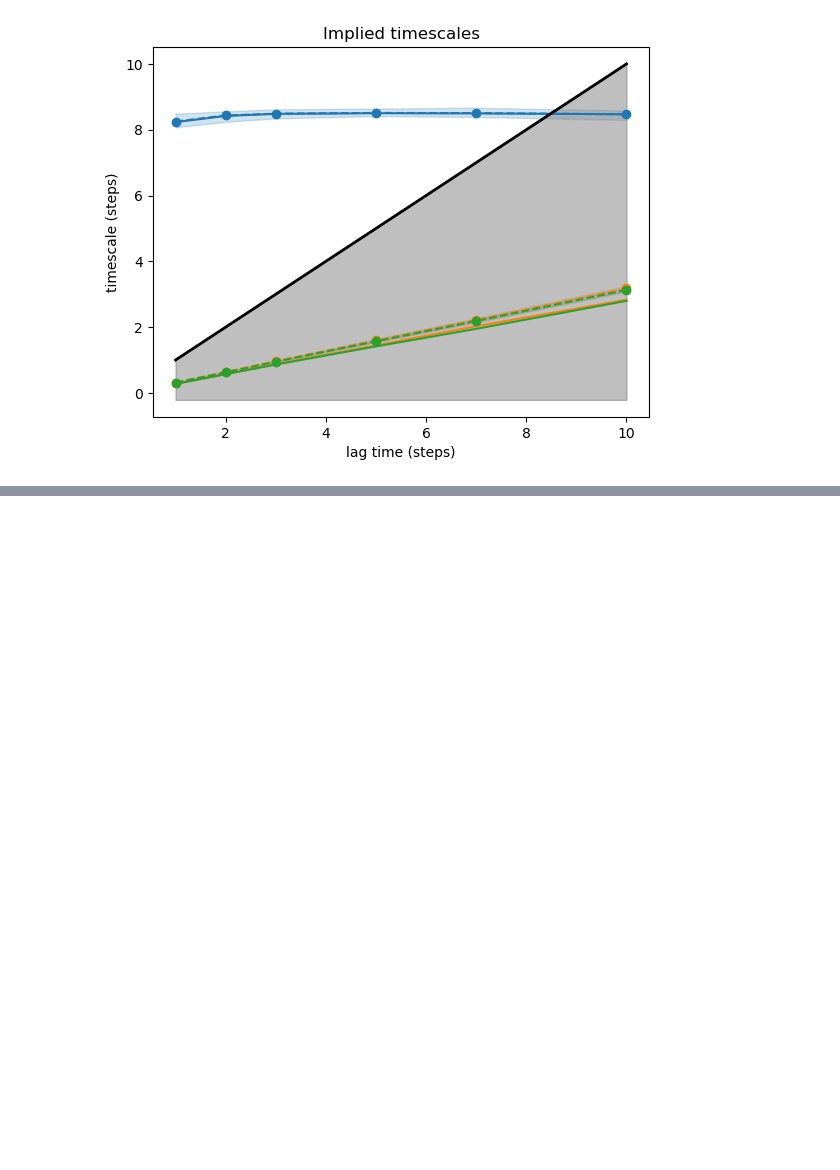
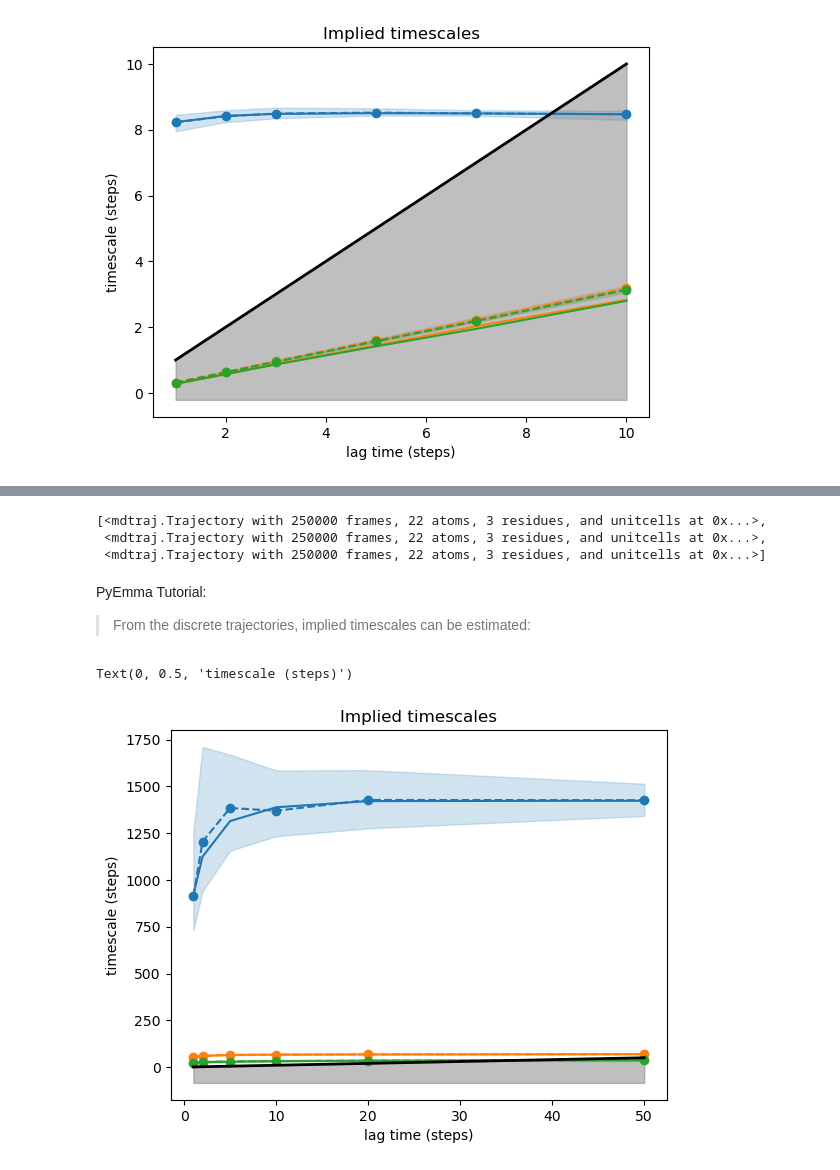
Before and after one commit to Mansbach-Lab/deeptimeMSMs, a Jupyter notebook: step2-msm-estimation-and-validation.ipynb, the cells around one changed output, grey strips where cells are left out. Drawn from its saved outputs; the diff is of its cells as text; code cells hidden in the pictures; blank space fills up the shorter version.

```diff
--- a/step2-msm-estimation-and-validation.ipynb
+++ b/step2-msm-estimation-and-validation.ipynb
@@ -143,0 +226,56 @@ note also the discussion of how to do PCCA++: https://deeptime-ml.github.io/late
+# %%
+trajs = []
+for f in files:
+    traj = mdt.load(f,top=pdb)
+    trajs.append(traj)
+# %%
+trajs
+# %% [output]
+[<mdtraj.Trajectory with 250000 frames, 22 atoms, 3 residues, and unitcells at 0x...>,
+ <mdtraj.Trajectory with 250000 frames, 22 atoms, 3 residues, and unitcells at 0x...>,
+ <mdtraj.Trajectory with 250000 frames, 22 atoms, 3 residues, and unitcells at 0x...>]
+# %%
+dihslist = local_dihedral_featurizer(trajs,False,sincos=False,psiphionly=True)
+# %%
+from tqdm.notebook import tqdm
+from deeptime.clustering import KMeans
+
+estimator = KMeans(
+    n_clusters=200,  # place 50 cluster centers
+    init_strategy='kmeans++',  # kmeans++ initialization strategy
+    max_iter=50,  # don't actually perform the optimization, just place centers
+    fixed_seed=13,
+    n_jobs=8,
+    progress=tqdm
+)
+
+clustering = estimator.fit(dihslist).fetch_model()
+# %%
+dtrajs = [clustering.transform(dihslist[i]) for i in range(len(dihslist))]
+# %% [markdown]
+PyEmma Tutorial:
+> From the discrete trajectories, implied timescales can be estimated:
+# %%
+from deeptime.markov import TransitionCountEstimator
+from deeptime.markov.msm import BayesianMSM
+from deeptime.plots import plot_implied_timescales
+from deeptime.util.validation import implied_timescales
+from deeptime.plots import plot_implied_timescales
+
+models = []
+lagtimes = [1, 2, 5, 10, 20, 50]
+for lagtime in lagtimes:
+    counts = TransitionCountEstimator(lagtime=lagtime, count_mode='effective').fit_fetch(dtrajs)
+    models.append(BayesianMSM(n_samples=50).fit_fetch(counts))
+
+its_data = implied_timescales(models)
+
+fig, ax = plt.subplots(1, 1)
+plot_implied_timescales(its_data, n_its=3, ax=ax)
+
+ax.set_title('Implied timescales')
+ax.set_xlabel('lag time (steps)')
+ax.set_ylabel('timescale (steps)')
+# %% [output]
+Text(0, 0.5, 'timescale (steps)')
+[figure, added]
```
Also changed, not shown: parts of 32 cells of this notebook, 2 other files.
